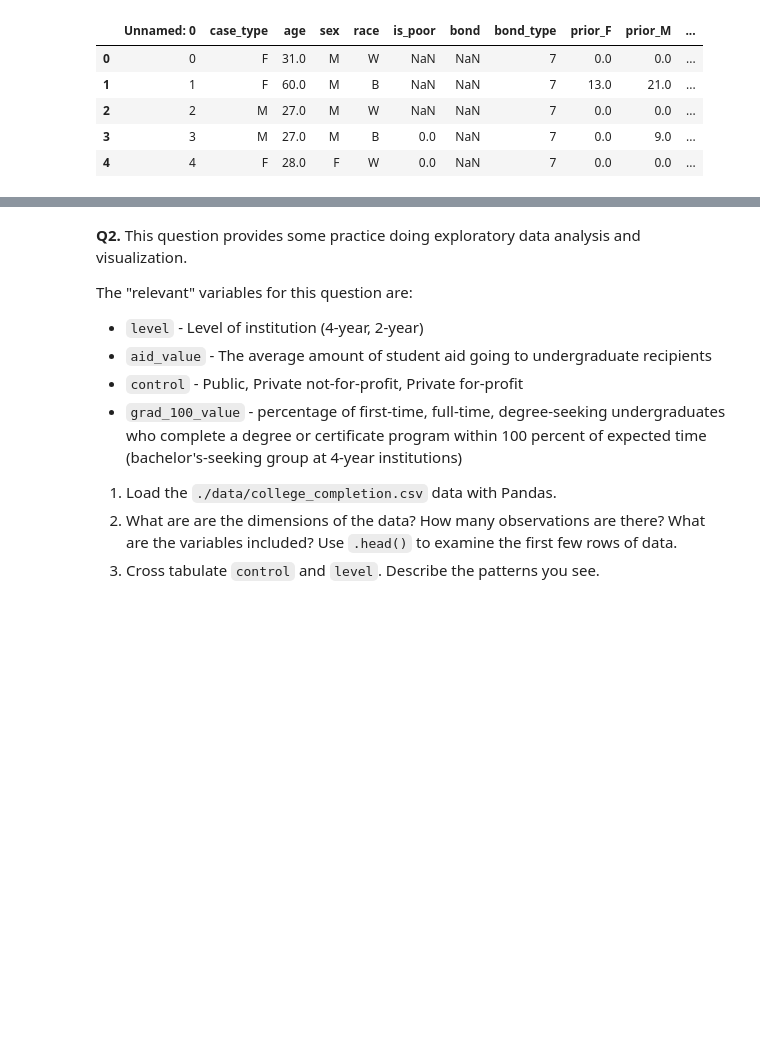
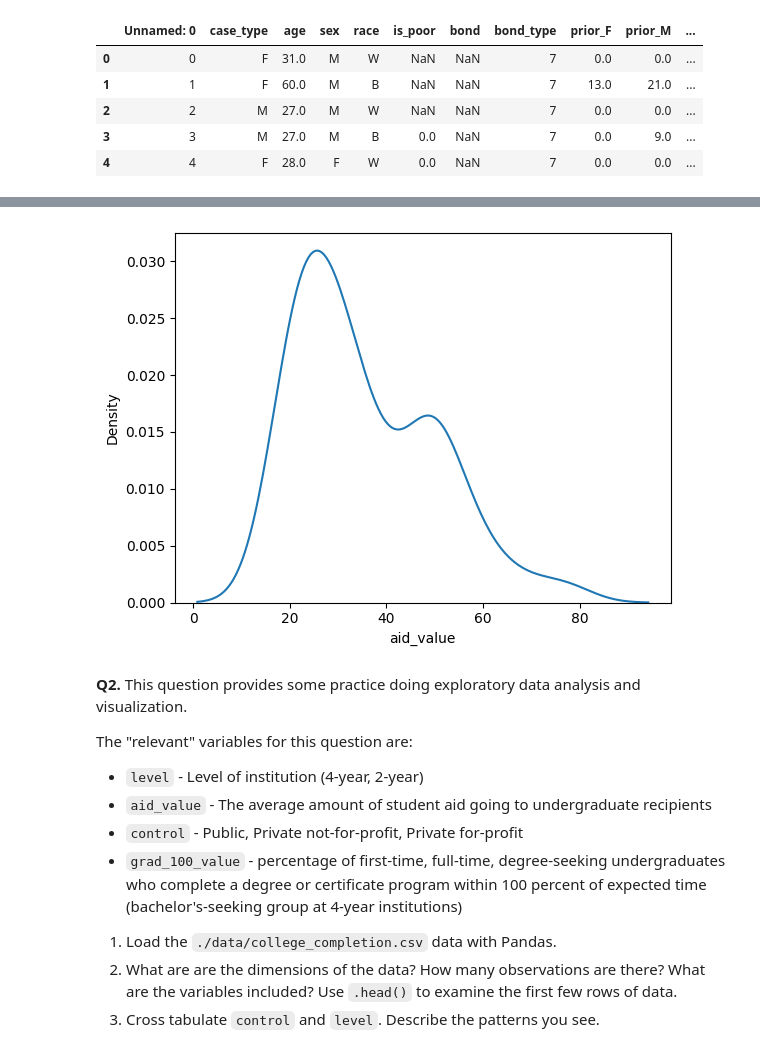
Before and after one commit to eaa3ug/visualization_assignment, a Jupyter notebook: assignment.ipynb, the cells around one changed output, grey strips where cells are left out. Cells and saved outputs as stored; diff of their text form; code cells hidden in the pictures; blank space fills up the shorter version.

```diff
--- a/assignment.ipynb
+++ b/assignment.ipynb
@@ -92,3 +112,9 @@ bandwidth = 1.06 * std * N**(-1/5)
+# %%
+actual = sns.kdeplot(x=x)
+actual.set(xlabel=var, ylabel='Density')
+plt.show()
+# %% [output]
+[figure, added]
 # %% [markdown]
 **Q2.** This question provides some practice doing exploratory data analysis and visualization.
 
```
Also changed, not shown: parts of 5 cells of this notebook.
